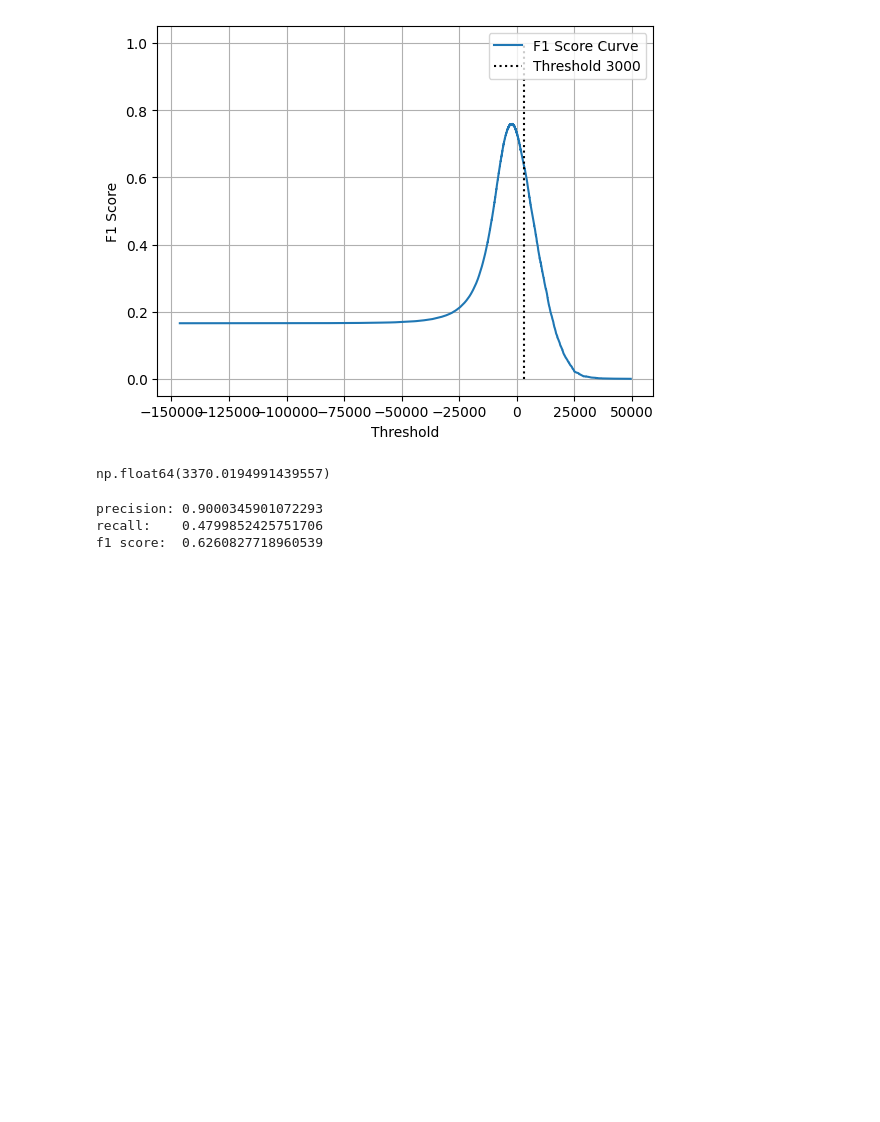
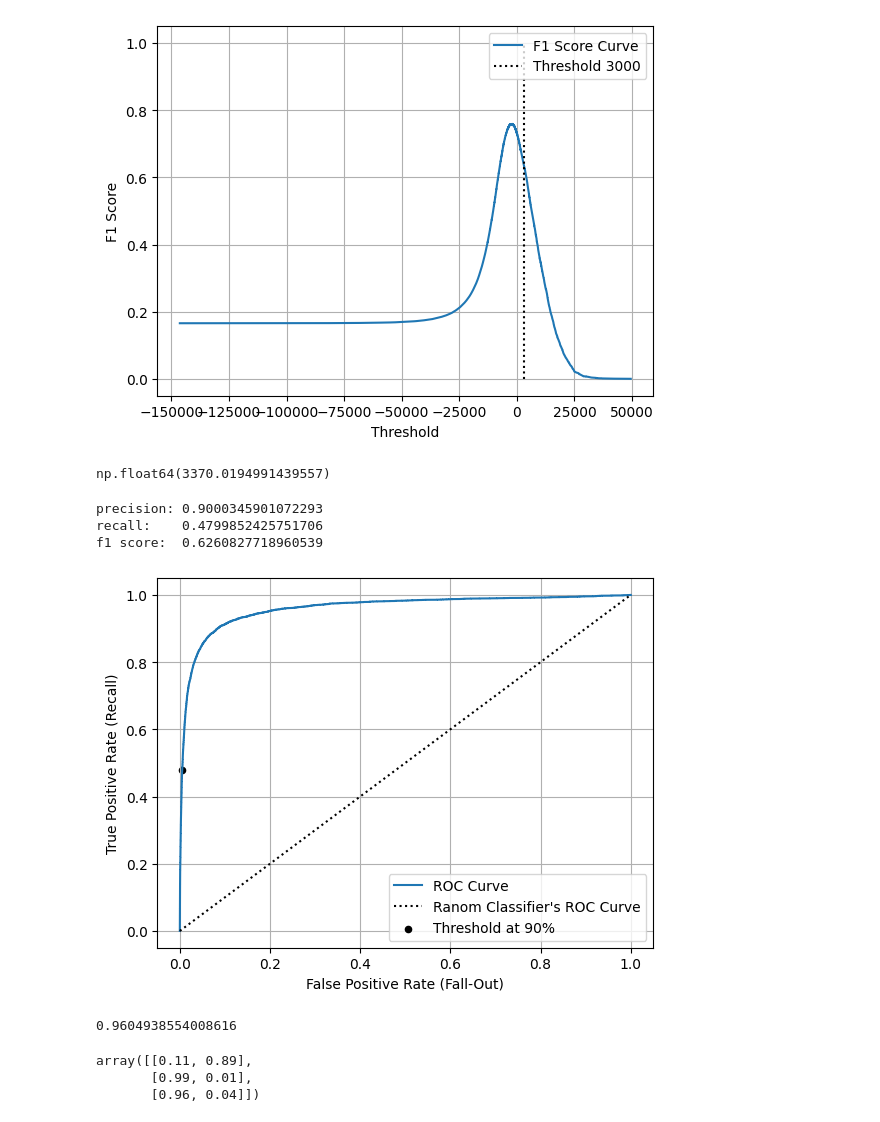
Before and after one commit to fractalate/study-geron-hands-on-machine-learning-with-scikit-learn-keras-and-tensorflow, a Jupyter notebook: Chapter 03/Notebook.ipynb, the cells around one changed output. Cells and saved outputs as stored; diff of their text form; code cells hidden in the pictures; blank space fills up the shorter version.

```diff
--- a/Chapter 03/Notebook.ipynb
+++ b/Chapter 03/Notebook.ipynb
@@ -262,3 +244,27 @@ print('f1 score: ', f1_score(y_train_5, y_train_pred_90))
 precision: 0.9000345901072293
 recall:    0.4799852425751706
 f1 score:  0.6260827718960539
+# %%
+# The Receive Operating Characteristic (ROC) curve is commonly used with binary classifiers.
+# fpr - False Positive Rate (Fall-Out)
+# tpr - True Positive Rate (Recall)
+fpr, tpr, thresholds = roc_curve(y_train_5, y_scores)
+# %%
+idx_for_threshold_at_90 = (thresholds <= threshold_for_90_precision).argmax()
+tpr_90, fpr_90 = tpr[idx_for_threshold_at_90], fpr[idx_for_threshold_at_90]
+plt.plot(fpr, tpr, label="ROC Curve")
+plt.plot([0, 1], [0, 1], "k:", label="Ranom Classifier's ROC Curve")
+plt.scatter([fpr_90], [tpr_90], c="black", s=20, label="Threshold at 90%")
+plt.xlabel("False Positive Rate (Fall-Out)")
+plt.ylabel("True Positive Rate (Recall)")
+plt.grid(True)
+plt.legend()
+plt.show()
+# %% [output]
+[figure, added]
+# %%
+# It's reasonable to measure the area under the ROC curve (ROC AUC) as a measure of
+# how well a model performs.
+roc_auc_score(y_train_5, y_scores)
+# %% [output]
+0.9604938554008616
@@ -264,0 +283,12 @@ f1 score:  0.6260827718960539
+# %%
+# RandomForestClassifier doesn't have a decision_function(), but it can predict the probability
+# that the sample is in the class with its predict_proba() method.
+y_probas_forest = cross_val_predict(
+    forest_clf, X_train, y_train_5, cv=3,
+    method="predict_proba", n_jobs=-1,
+)
+y_probas_forest[:3]
+# %% [output]
+array([[0.11, 0.89],
+       [0.99, 0.01],
+       [0.96, 0.04]])
```
Also changed, not shown: parts of 10 cells of this notebook, 1 other file.
